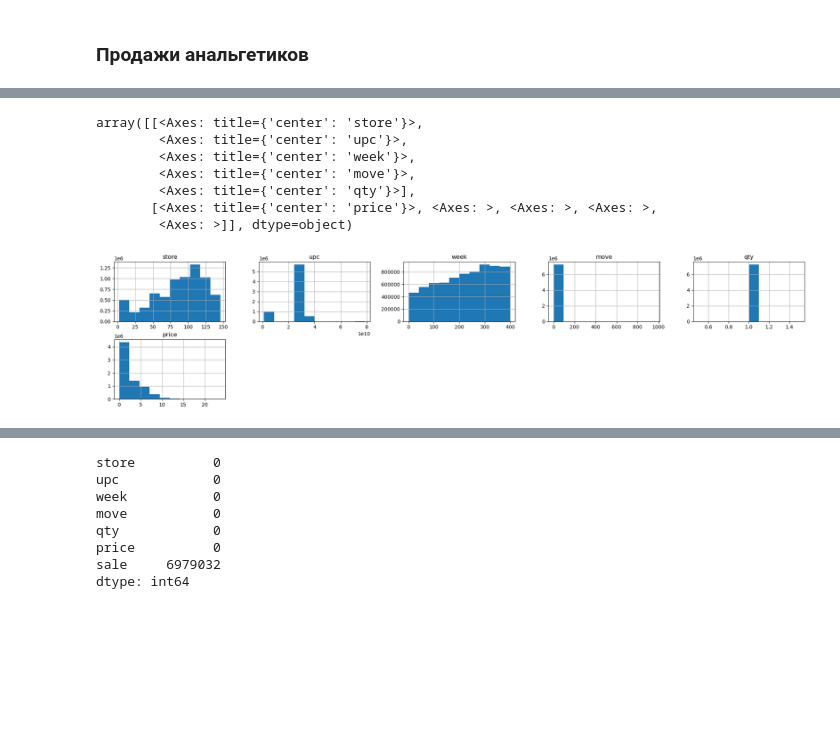
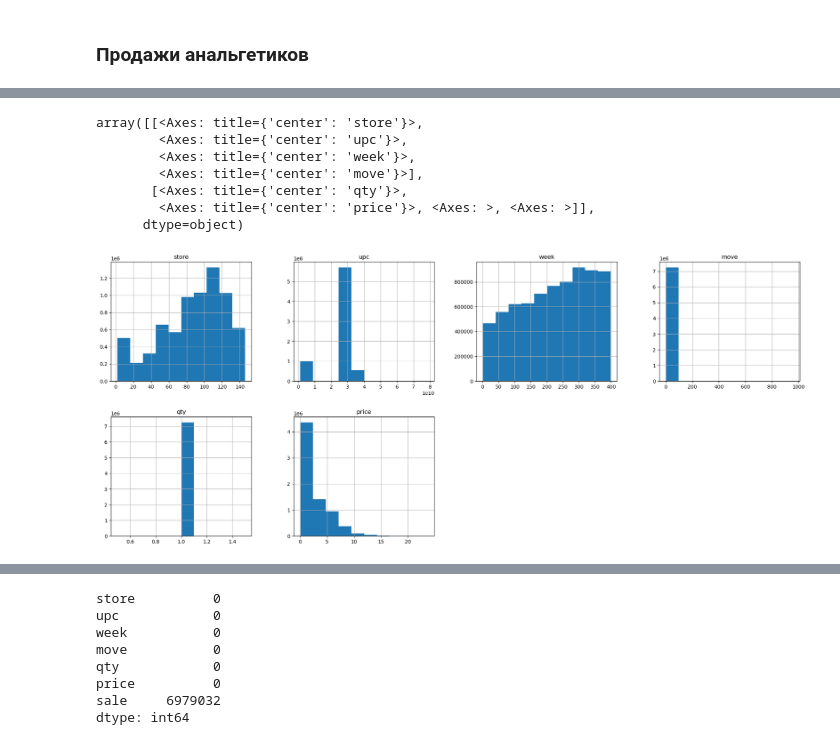
Before and after one commit to nikolay-olkhovsky/demo_dominiks, a Jupyter notebook: notebook/01-data-info.ipynb, the cells around one changed output, grey strips where cells are left out. Cells and saved outputs as stored; diff of their text form; code cells hidden in the pictures; blank space fills up the shorter version.

```diff
--- a/notebook/01-data-info.ipynb
+++ b/notebook/01-data-info.ipynb
@@ -26,13 +26,14 @@ Data columns (total 7 columns):
 dtypes: float64(1), int64(5), object(1)
 memory usage: 442.0+ MB
 # %%
-ana_sales.hist(figsize=(25, 5), layout = (-1, 5))
+ana_sales['sale_cat'] = ana_sales.sale.astype('category')
+ana_sales.hist(figsize=(25, 10), layout = (-1, 4))
 # %% [output]
 array([[<Axes: title={'center': 'store'}>,
         <Axes: title={'center': 'upc'}>,
         <Axes: title={'center': 'week'}>,
-        <Axes: title={'center': 'move'}>,
-        <Axes: title={'center': 'qty'}>],
-       [<Axes: title={'center': 'price'}>, <Axes: >, <Axes: >, <Axes: >,
-        <Axes: >]], dtype=object)
+        <Axes: title={'center': 'move'}>],
+       [<Axes: title={'center': 'qty'}>,
+        <Axes: title={'center': 'price'}>, <Axes: >, <Axes: >]],
+      dtype=object)
-[figure, old version]
+[figure, new version]
```
Also changed, not shown: parts of 1 cell of this notebook, 2 other files.
